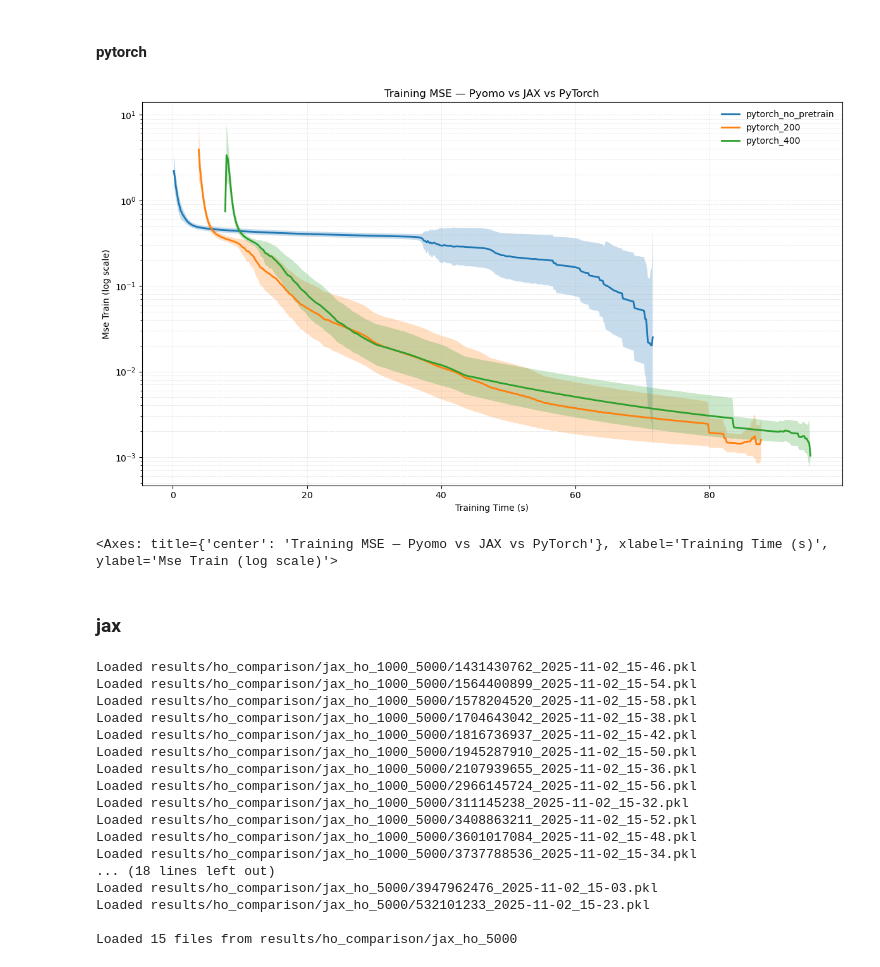
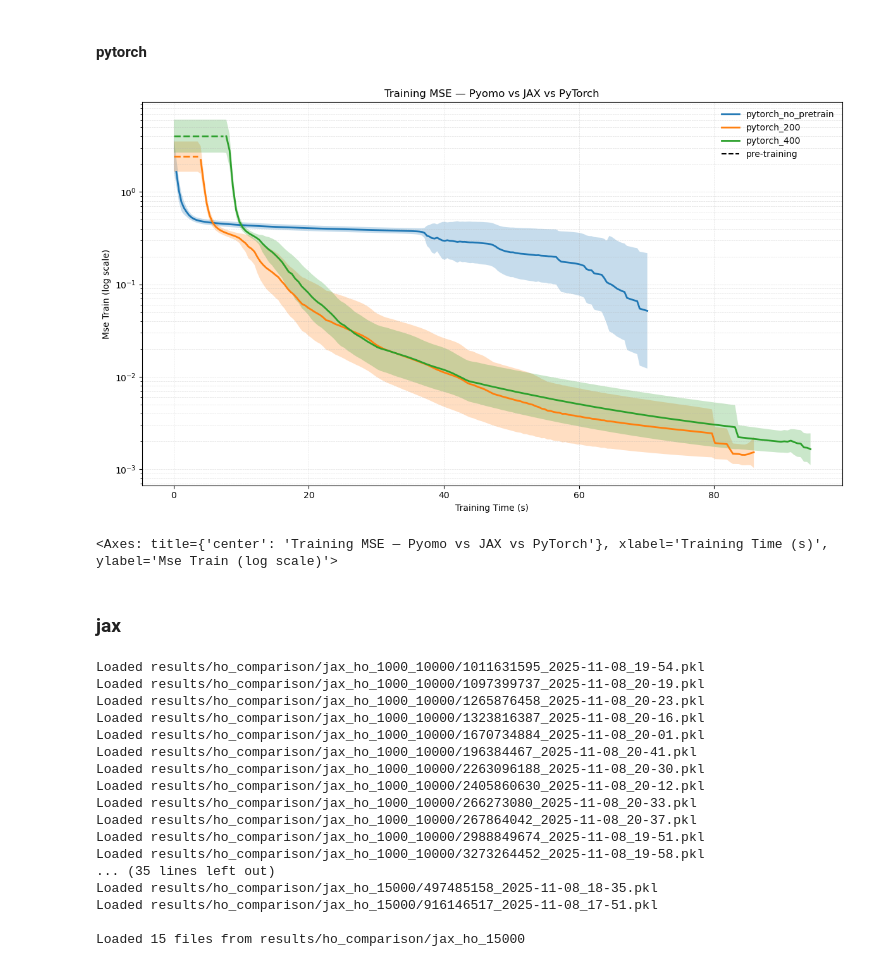
Before and after one commit to mariashapo/NODE, a Jupyter notebook: src/analysis/synthetic/training_conv_ho.ipynb, the cells around one changed output. Drawn from its saved outputs; the diff is of its cells as text; code cells hidden in the pictures.

```diff
--- a/src/analysis/synthetic/training_conv_ho.ipynb
+++ b/src/analysis/synthetic/training_conv_ho.ipynb
@@ -92,42 +94,45 @@ pytorch_comparison_dfs = {
     "pytorch_400": pytoch_results_df_400,
 }
 # %%
-plot_multi_ci(
+plot_time_bands(
     pytorch_comparison_dfs,
     y_col="mse_train",  # or "mse_test"
     title="Training MSE — Pyomo vs JAX vs PyTorch",
     logy=True,
     align_grid = False
 )
 # %% [output]
-[figure, old version]
+[figure, new version]
 <Axes: title={'center': 'Training MSE — Pyomo vs JAX vs PyTorch'}, xlabel='Training Time (s)', ylabel='Mse Train (log scale)'>
 # %% [markdown]
 ### jax
 # %%
-results = load_all_pickles("results/ho_comparison/jax_ho_1000_5000", recursive=False)
-jax_results_df_w_pretrain = Results.flatten_convergence_data(results, key_list=["system", "pretrain", "max_t"], model_type="jax")
+results = load_all_pickles("results/ho_comparison/jax_ho_1000_10000", recursive=False)
+jax_results_df_1000 = Results.flatten_convergence_data(results, key_list=["system", "pretrain", "max_t"], model_type="jax")
 
-results = load_all_pickles("results/ho_comparison/jax_ho_5000", recursive=False)
+results = load_all_pickles("results/ho_comparison/jax_ho_500_10000", recursive=False)
+jax_results_df_500 = Results.flatten_convergence_data(results, key_list=["system", "pretrain", "max_t"], model_type="jax")
+
+results = load_all_pickles("results/ho_comparison/jax_ho_15000", recursive=False)
 jax_results_df_no_pretrain = Results.flatten_convergence_data(results, key_list=["system", "pretrain", "max_t"], model_type="jax")
 # %% [output]
-Loaded results/ho_comparison/jax_ho_1000_5000/1431430762_2025-11-02_15-46.pkl
-Loaded results/ho_comparison/jax_ho_1000_5000/1564400899_2025-11-02_15-54.pkl
-Loaded results/ho_comparison/jax_ho_1000_5000/1578204520_2025-11-02_15-58.pkl
-Loaded results/ho_comparison/jax_ho_1000_5000/1704643042_2025-11-02_15-38.pkl
-Loaded results/ho_comparison/jax_ho_1000_5000/1816736937_2025-11-02_15-42.pkl
-Loaded results/ho_comparison/jax_ho_1000_5000/1945287910_2025-11-02_15-50.pkl
-Loaded results/ho_comparison/jax_ho_1000_5000/2107939655_2025-11-02_15-36.pkl
-Loaded results/ho_comparison/jax_ho_1000_5000/2966145724_2025-11-02_15-56.pkl
-Loaded results/ho_comparison/jax_ho_1000_5000/311145238_2025-11-02_15-32.pkl
-Loaded results/ho_comparison/jax_ho_1000_5000/3408863211_2025-11-02_15-52.pkl
-Loaded results/ho_comparison/jax_ho_1000_5000/3601017084_2025-11-02_15-48.pkl
-Loaded results/ho_comparison/jax_ho_1000_5000/3737788536_2025-11-02_15-34.pkl
-... (18 lines left out)
-Loaded results/ho_comparison/jax_ho_5000/3947962476_2025-11-02_15-03.pkl
-Loaded results/ho_comparison/jax_ho_5000/532101233_2025-11-02_15-23.pkl
+Loaded results/ho_comparison/jax_ho_1000_10000/1011631595_2025-11-08_19-54.pkl
+Loaded results/ho_comparison/jax_ho_1000_10000/1097399737_2025-11-08_20-19.pkl
+Loaded results/ho_comparison/jax_ho_1000_10000/1265876458_2025-11-08_20-23.pkl
+Loaded results/ho_comparison/jax_ho_1000_10000/1323816387_2025-11-08_20-16.pkl
+Loaded results/ho_comparison/jax_ho_1000_10000/1670734884_2025-11-08_20-01.pkl
+Loaded results/ho_comparison/jax_ho_1000_10000/196384467_2025-11-08_20-41.pkl
+Loaded results/ho_comparison/jax_ho_1000_10000/2263096188_2025-11-08_20-30.pkl
+Loaded results/ho_comparison/jax_ho_1000_10000/2405860630_2025-11-08_20-12.pkl
+Loaded results/ho_comparison/jax_ho_1000_10000/266273080_2025-11-08_20-33.pkl
+Loaded results/ho_comparison/jax_ho_1000_10000/267864042_2025-11-08_20-37.pkl
+Loaded results/ho_comparison/jax_ho_1000_10000/2988849674_2025-11-08_19-51.pkl
+Loaded results/ho_comparison/jax_ho_1000_10000/3273264452_2025-11-08_19-58.pkl
+... (35 lines left out)
+Loaded results/ho_comparison/jax_ho_15000/497485158_2025-11-08_18-35.pkl
+Loaded results/ho_comparison/jax_ho_15000/916146517_2025-11-08_17-51.pkl
 
-Loaded 15 files from results/ho_comparison/jax_ho_5000
+Loaded 15 files from results/ho_comparison/jax_ho_15000
 # %%
 jax_comparison_dfs = {
     "JAX_no_pretrain": jax_results_df_no_pretrain,
```
Also changed, not shown: parts of 11 cells of this notebook, 6 other files.
